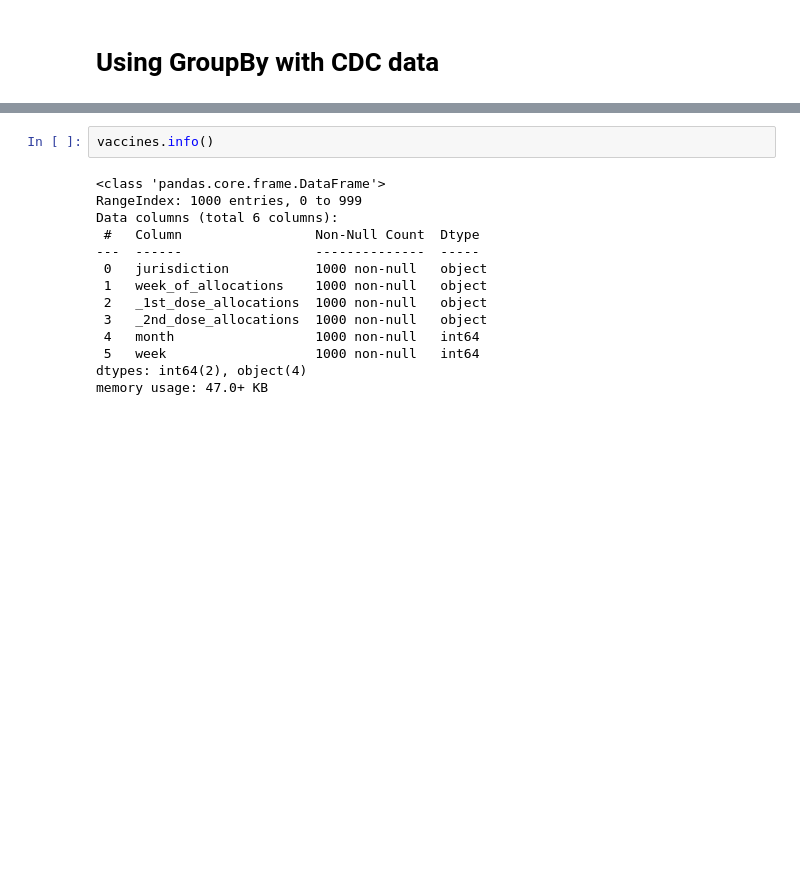
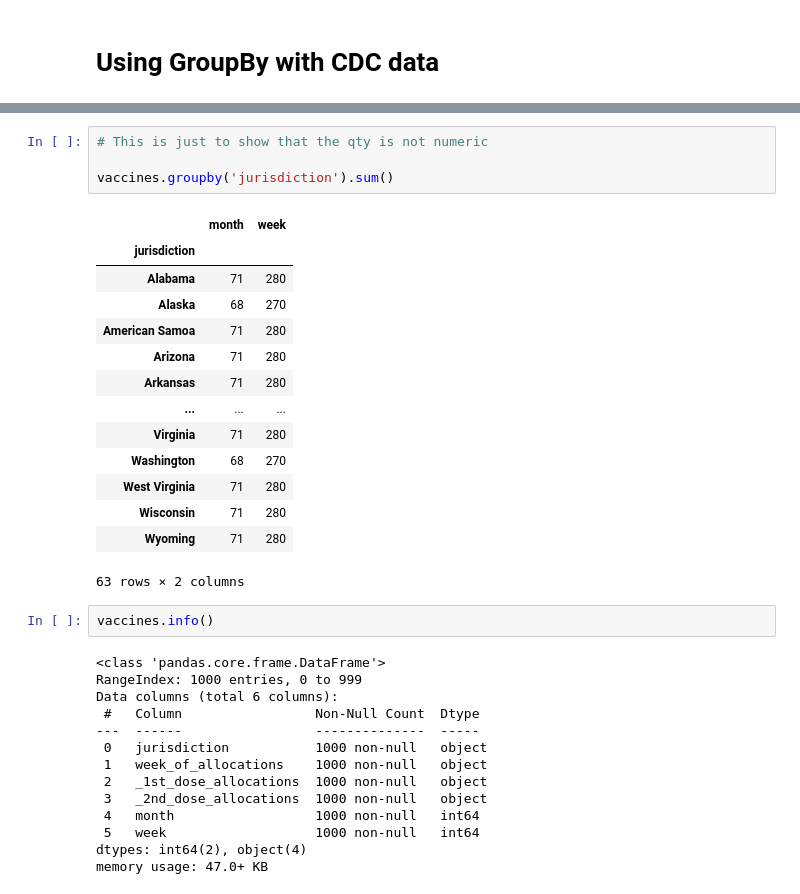
Before and after one commit to jimcody2014/Python-CDC, a Jupyter notebook: Data Visualization/notebooks/Testing Stuff.ipynb, the cells around one changed output, grey strips where cells are left out. Saved outputs shown, nothing was run; the diff lists cells and outputs as text; blank space fills up the shorter version.

```diff
--- a/Data Visualization/notebooks/Testing Stuff.ipynb
+++ b/Data Visualization/notebooks/Testing Stuff.ipynb
@@ -75,3 +100,22 @@ vaccines
+# %%
+# This is just to show that the qty is not numeric
+
+vaccines.groupby('jurisdiction').sum()
+# %% [output]
+|  | month | week |
+| jurisdiction |  |  |
+| Alabama | 71 | 280 |
+| Alaska | 68 | 270 |
+| American Samoa | 71 | 280 |
+| Arizona | 71 | 280 |
+| Arkansas | 71 | 280 |
+| ... | ... | ... |
+| Virginia | 71 | 280 |
+| Washington | 68 | 270 |
+| West Virginia | 71 | 280 |
+| Wisconsin | 71 | 280 |
+| Wyoming | 71 | 280 |
+63 rows × 2 columns
 # %%
 vaccines.info()
 # %% [output]
```
Also changed, not shown: parts of 11 cells of this notebook, 13 other files.
